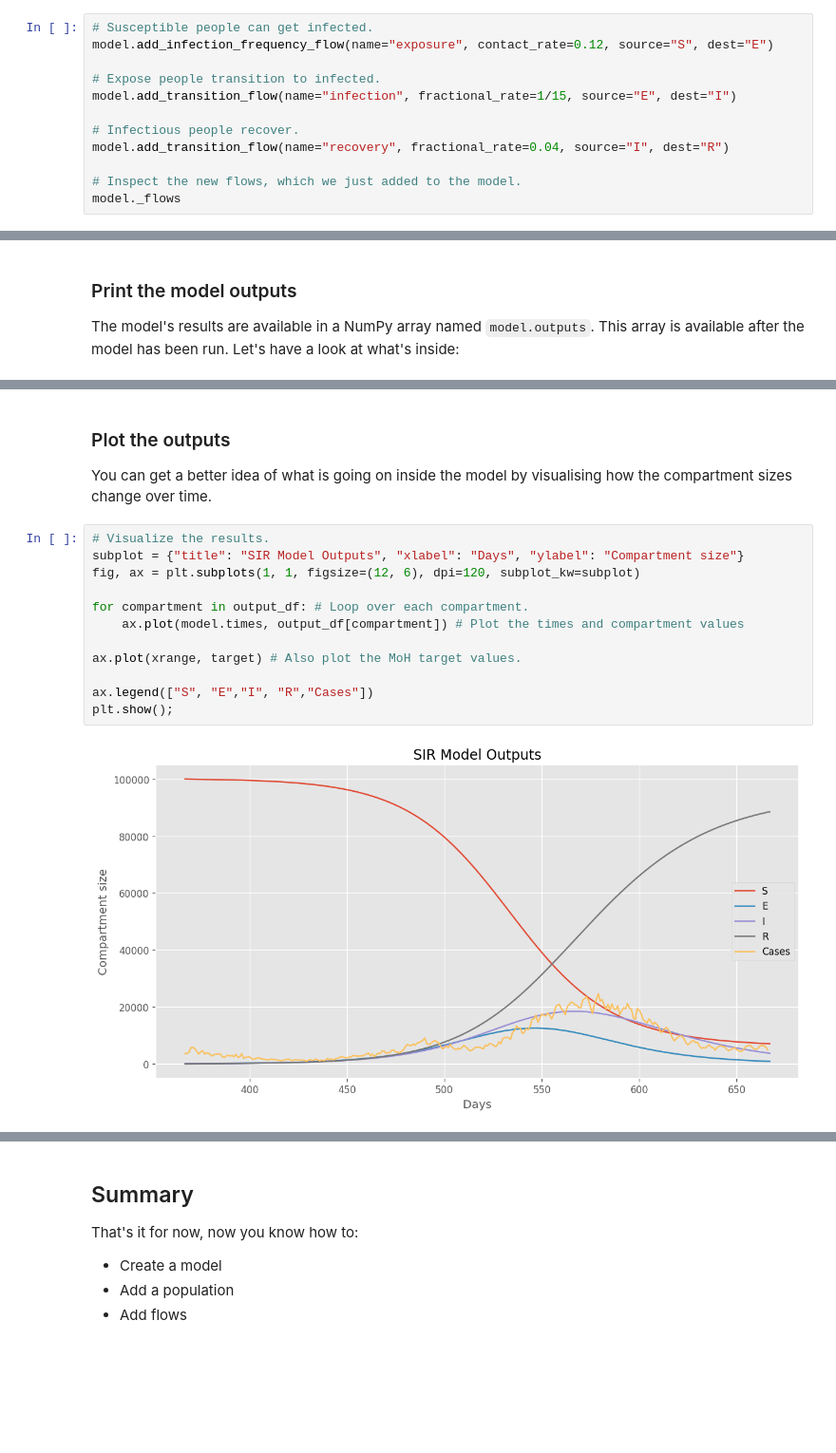
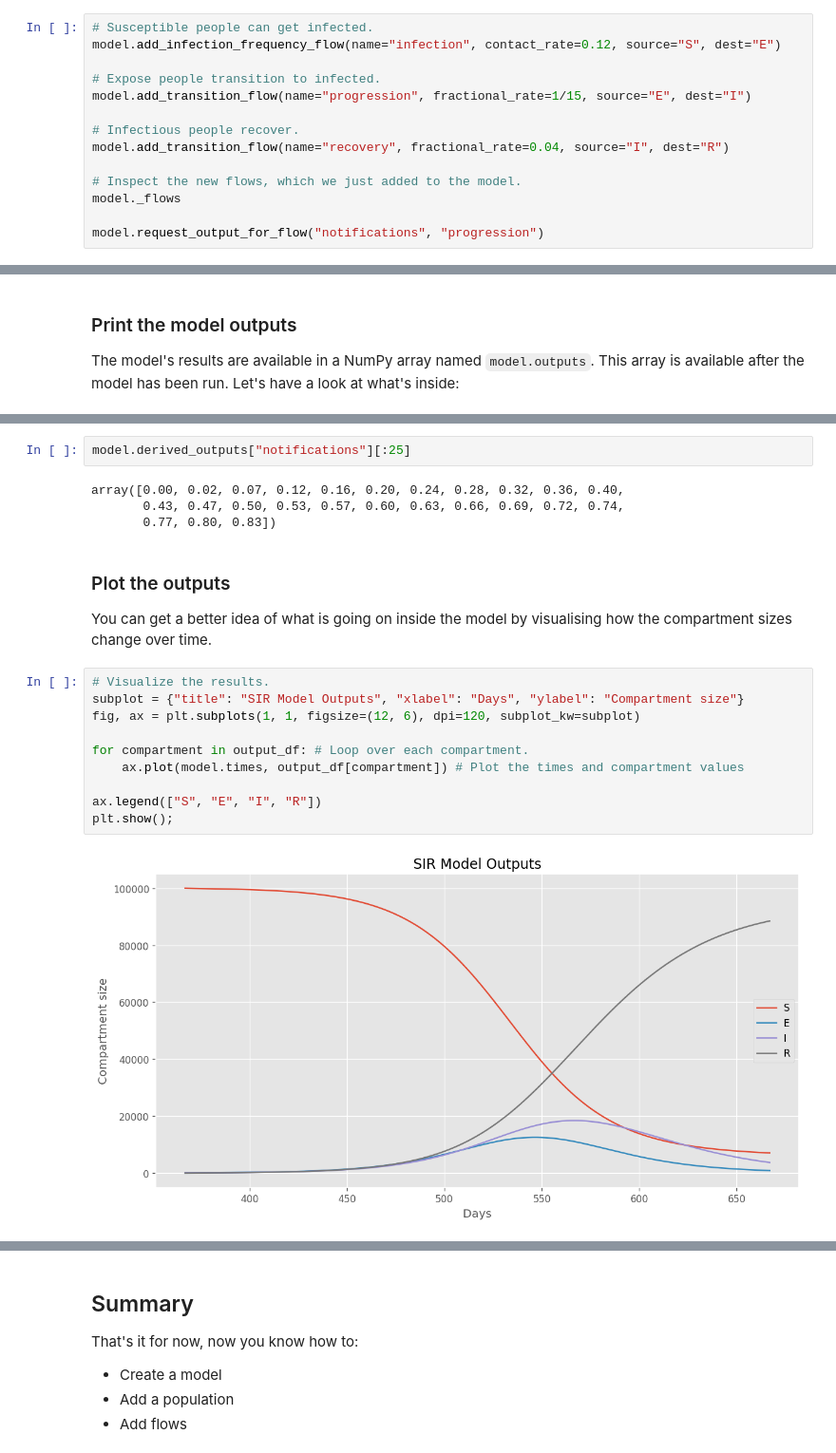
Before and after one commit to monash-emu/AuTuMN, a Jupyter notebook: notebooks/capacity_building/1-basic-model.ipynb, the cells around one changed output, grey strips where cells are left out. Shown at 95% size. Cells and saved outputs as stored; diff of their text form; blank space fills up the shorter version.

Commit message:
Try to move to plotting cases

```diff
--- a/notebooks/capacity_building/1-basic-model.ipynb
+++ b/notebooks/capacity_building/1-basic-model.ipynb
@@ -324,13 +324,15 @@ Now, let's add some flows for people to transition between the compartments. The
 - a recovery flow from I to R
 # %%
 # Susceptible people can get infected.
-model.add_infection_frequency_flow(name="exposure", contact_rate=0.12, source="S", dest="E")
+model.add_infection_frequency_flow(name="infection", contact_rate=0.12, source="S", dest="E")
 
 # Expose people transition to infected.
-model.add_transition_flow(name="infection", fractional_rate=1/15, source="E", dest="I")
+model.add_transition_flow(name="progression", fractional_rate=1/15, source="E", dest="I")
 
 # Infectious people recover.
 model.add_transition_flow(name="recovery", fractional_rate=0.04, source="I", dest="R")
 
 # Inspect the new flows, which we just added to the model.
 model._flows
+
+model.request_output_for_flow("notifications", "progression")
@@ -378,3 +376,9 @@ array([[100000.00, 0.00, 100.00, 0.00],
+# %%
+model.derived_outputs["notifications"][:25]
+# %% [output]
+array([0.00, 0.02, 0.07, 0.12, 0.16, 0.20, 0.24, 0.28, 0.32, 0.36, 0.40,
+       0.43, 0.47, 0.50, 0.53, 0.57, 0.60, 0.63, 0.66, 0.69, 0.72, 0.74,
+       0.77, 0.80, 0.83])
 # %% [markdown]
 ### Plot the outputs
 
@@ -382,14 +386,12 @@ You can get a better idea of what is going on inside the model by visualising ho
 # %%
 # Visualize the results.
 subplot = {"title": "SIR Model Outputs", "xlabel": "Days", "ylabel": "Compartment size"}
 fig, ax = plt.subplots(1, 1, figsize=(12, 6), dpi=120, subplot_kw=subplot)
 
 for compartment in output_df: # Loop over each compartment.
     ax.plot(model.times, output_df[compartment]) # Plot the times and compartment values
 
-ax.plot(xrange, target) # Also plot the MoH target values.
-
-ax.legend(["S", "E","I", "R","Cases"])
+ax.legend(["S", "E", "I", "R"])
 plt.show();
 # %% [output]
-[figure, old version]
+[figure, new version]
```
Also changed, not shown: parts of 5 cells of this notebook.
